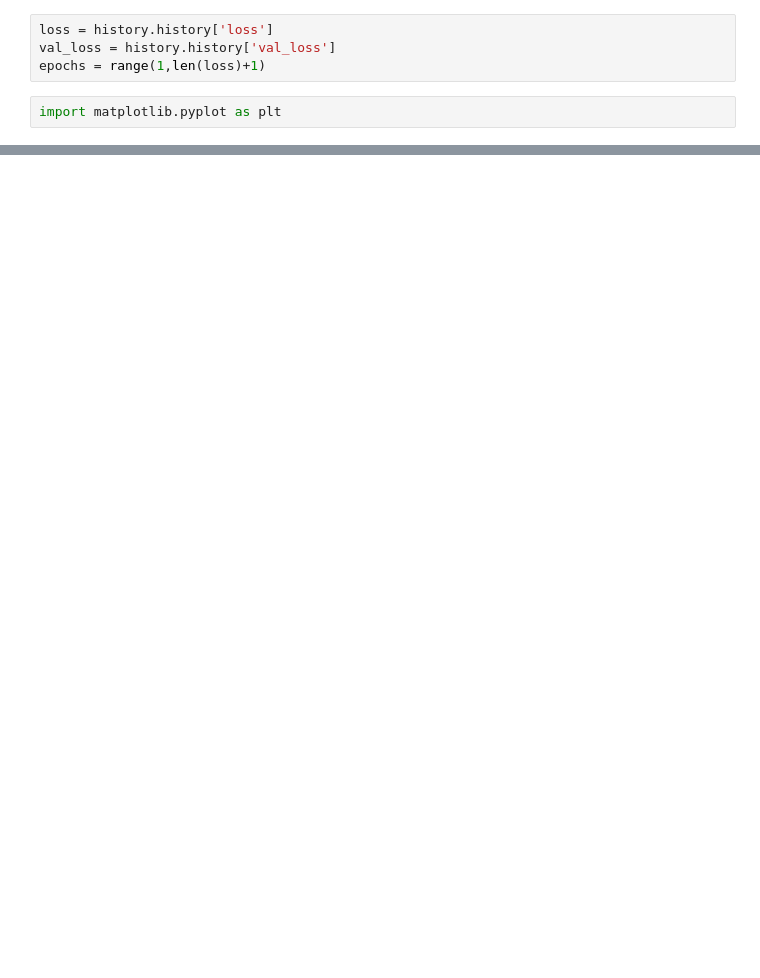
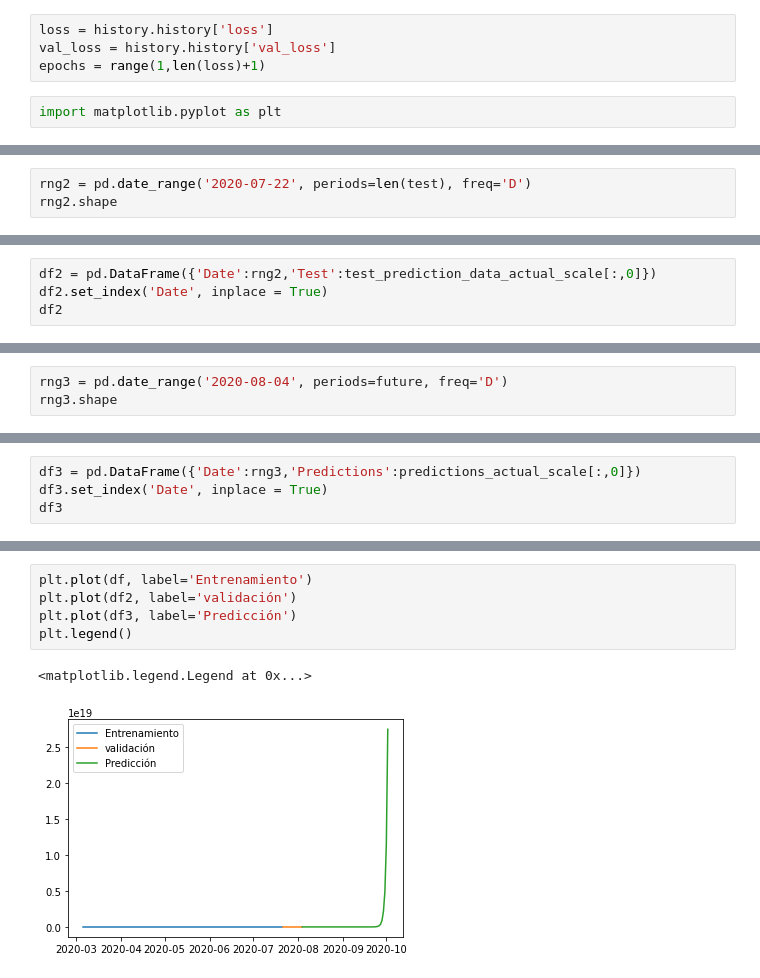
Before and after one commit to YeisonABL/COVID-19-con-python-2.0, a Jupyter notebook: Bogotá/Covid-19_bogota_casos_acumulados.ipynb, the cells around one changed output, grey strips where cells are left out. Saved outputs shown, nothing was run; the diff lists cells and outputs as text; blank space fills up the shorter version.

```diff
--- a/Bogotá/Covid-19_bogota_casos_acumulados.ipynb
+++ b/Bogotá/Covid-19_bogota_casos_acumulados.ipynb
@@ -195,0 +268,3 @@ plt.show()
+# %%
+rng2 = pd.date_range('2020-07-22', periods=len(test), freq='D')
+rng2.shape
@@ -195,0 +273,4 @@ plt.show()
+# %%
+df2 = pd.DataFrame({'Date':rng2,'Test':test_prediction_data_actual_scale[:,0]})
+df2.set_index('Date', inplace = True)
+df2
@@ -195,0 +298,3 @@ plt.show()
+# %%
+rng3 = pd.date_range('2020-08-04', periods=future, freq='D')
+rng3.shape
@@ -195,0 +303,4 @@ plt.show()
+# %%
+df3 = pd.DataFrame({'Date':rng3,'Predictions':predictions_actual_scale[:,0]})
+df3.set_index('Date', inplace = True)
+df3
@@ -195,0 +326,8 @@ plt.show()
+# %%
+plt.plot(df, label='Entrenamiento')
+plt.plot(df2, label='validación')
+plt.plot(df3, label='Predicción')
+plt.legend()
+# %% [output]
+<matplotlib.legend.Legend at 0x...>
+[figure, added]
```
Also changed, not shown: parts of 18 cells of this notebook.
